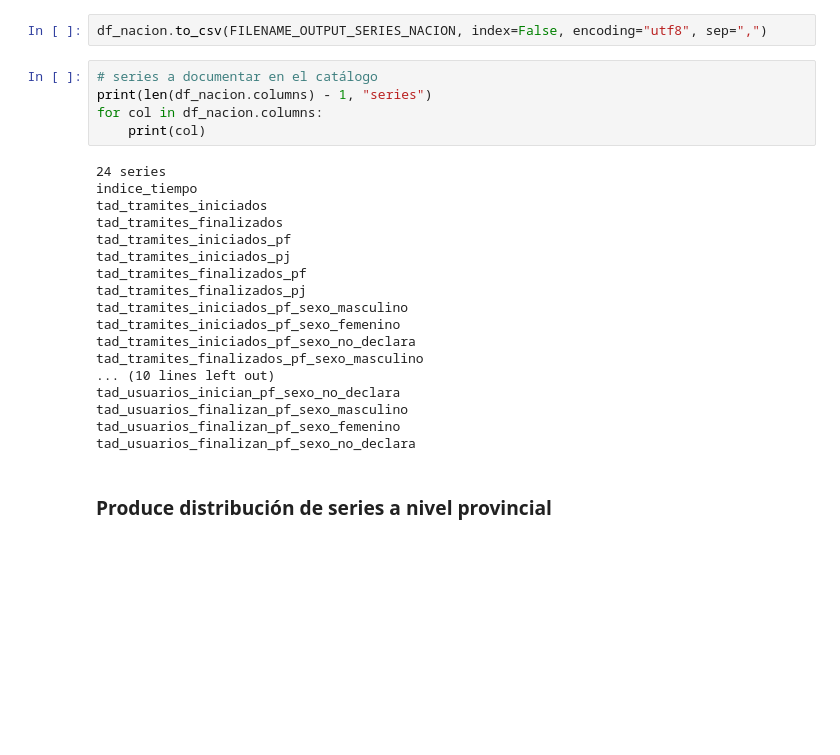
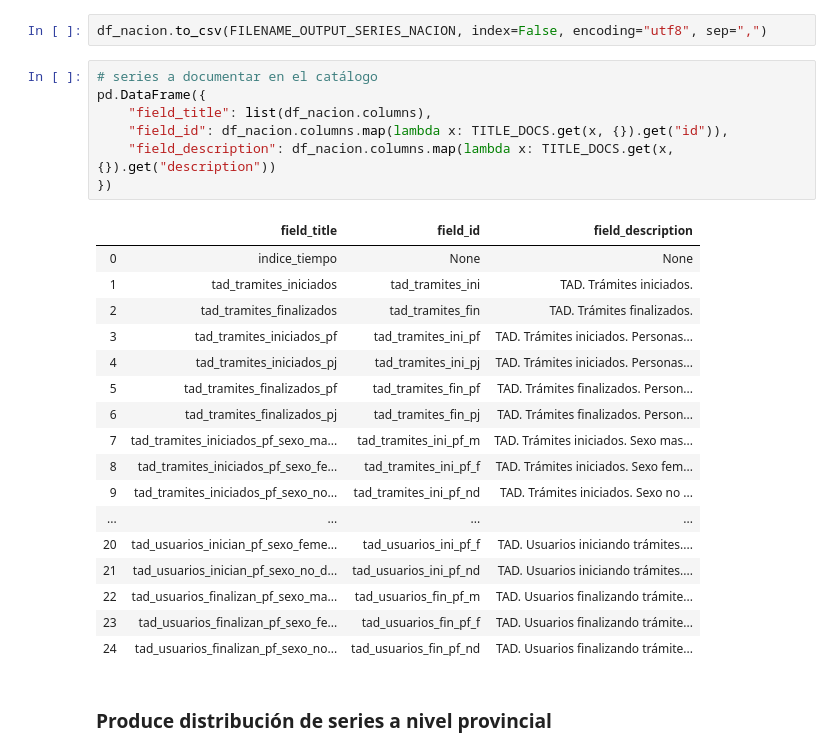
Before and after one commit to datosgobar/datasets-portal, a Jupyter notebook: tramites-distancia/TAD | Rutina de limpieza para publicación.ipynb, the cells around one changed output. Saved outputs shown, nothing was run; the diff lists cells and outputs as text; blank space fills up the shorter version.

Commit message:
Agrego documentación por serie nacional.

```diff
--- a/tramites-distancia/TAD | Rutina de limpieza para publicación.ipynb
+++ b/tramites-distancia/TAD | Rutina de limpieza para publicación.ipynb
@@ -311,29 +410,31 @@ SERIES_NACION = {
 df_nacion = pd.DataFrame(SERIES_NACION).reset_index().rename(columns={"index": "indice_tiempo"})
 # %%
 df_nacion.to_csv(FILENAME_OUTPUT_SERIES_NACION, index=False, encoding="utf8", sep=",")
-# %%
-# series a documentar en el catálogo
-print(len(df_nacion.columns) - 1, "series")
-for col in df_nacion.columns:
-    print(col)
-# %% [output]
-24 series
-indice_tiempo
-tad_tramites_iniciados
-tad_tramites_finalizados
-tad_tramites_iniciados_pf
-tad_tramites_iniciados_pj
-tad_tramites_finalizados_pf
-tad_tramites_finalizados_pj
-tad_tramites_iniciados_pf_sexo_masculino
-tad_tramites_iniciados_pf_sexo_femenino
-tad_tramites_iniciados_pf_sexo_no_declara
-tad_tramites_finalizados_pf_sexo_masculino
-... (10 lines left out)
-tad_usuarios_inician_pf_sexo_no_declara
-tad_usuarios_finalizan_pf_sexo_masculino
-tad_usuarios_finalizan_pf_sexo_femenino
-tad_usuarios_finalizan_pf_sexo_no_declara
+# %%
+# series a documentar en el catálogo
+pd.DataFrame({
+    "field_title": list(df_nacion.columns),
+    "field_id": df_nacion.columns.map(lambda x: TITLE_DOCS.get(x, {}).get("id")),
+    "field_description": df_nacion.columns.map(lambda x: TITLE_DOCS.get(x, {}).get("description"))
+})
+# %% [output]
+|  | field_title | field_id | field_description |
+| 0 | indice_tiempo | None | None |
+| 1 | tad_tramites_iniciados | tad_tramites_ini | TAD. Trámites iniciados. |
+| 2 | tad_tramites_finalizados | tad_tramites_fin | TAD. Trámites finalizados. |
+| 3 | tad_tramites_iniciados_pf | tad_tramites_ini_pf | TAD. Trámites iniciados. Personas... |
+| 4 | tad_tramites_iniciados_pj | tad_tramites_ini_pj | TAD. Trámites iniciados. Personas... |
+| 5 | tad_tramites_finalizados_pf | tad_tramites_fin_pf | TAD. Trámites finalizados. Person... |
+| 6 | tad_tramites_finalizados_pj | tad_tramites_fin_pj | TAD. Trámites finalizados. Person... |
+| 7 | tad_tramites_iniciados_pf_sexo_ma... | tad_tramites_ini_pf_m | TAD. Trámites iniciados. Sexo mas... |
+| 8 | tad_tramites_iniciados_pf_sexo_fe... | tad_tramites_ini_pf_f | TAD. Trámites iniciados. Sexo fem... |
+| 9 | tad_tramites_iniciados_pf_sexo_no... | tad_tramites_ini_pf_nd | TAD. Trámites iniciados. Sexo no ... |
+| ... | ... | ... | ... |
+| 20 | tad_usuarios_inician_pf_sexo_feme... | tad_usuarios_ini_pf_f | TAD. Usuarios iniciando trámites.... |
+| 21 | tad_usuarios_inician_pf_sexo_no_d... | tad_usuarios_ini_pf_nd | TAD. Usuarios iniciando trámites.... |
+| 22 | tad_usuarios_finalizan_pf_sexo_ma... | tad_usuarios_fin_pf_m | TAD. Usuarios finalizando trámite... |
+| 23 | tad_usuarios_finalizan_pf_sexo_fe... | tad_usuarios_fin_pf_f | TAD. Usuarios finalizando trámite... |
+| 24 | tad_usuarios_finalizan_pf_sexo_no... | tad_usuarios_fin_pf_nd | TAD. Usuarios finalizando trámite... |
 # %% [markdown]
 ### Produce distribución de series a nivel provincial
 # %%
```
Also changed, not shown: parts of 3 cells of this notebook.
